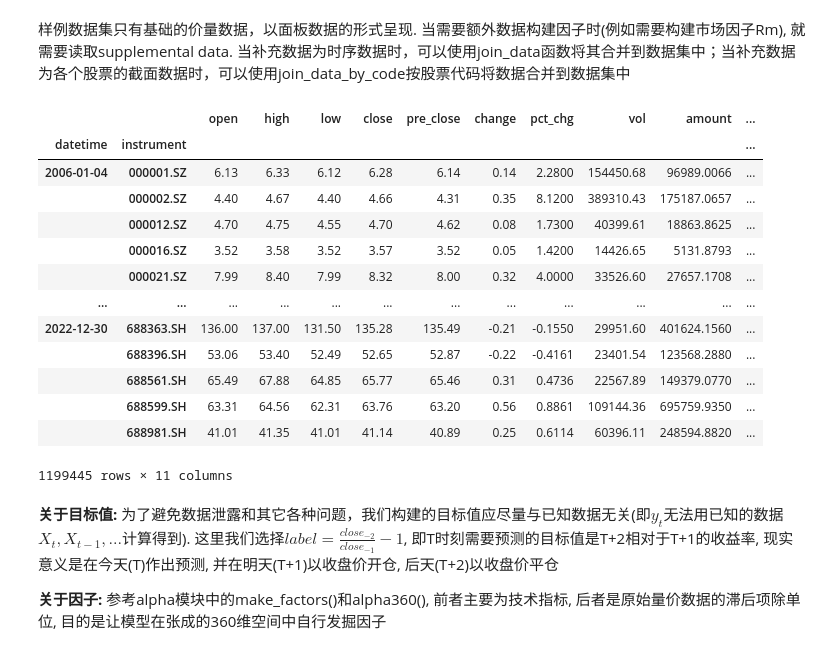
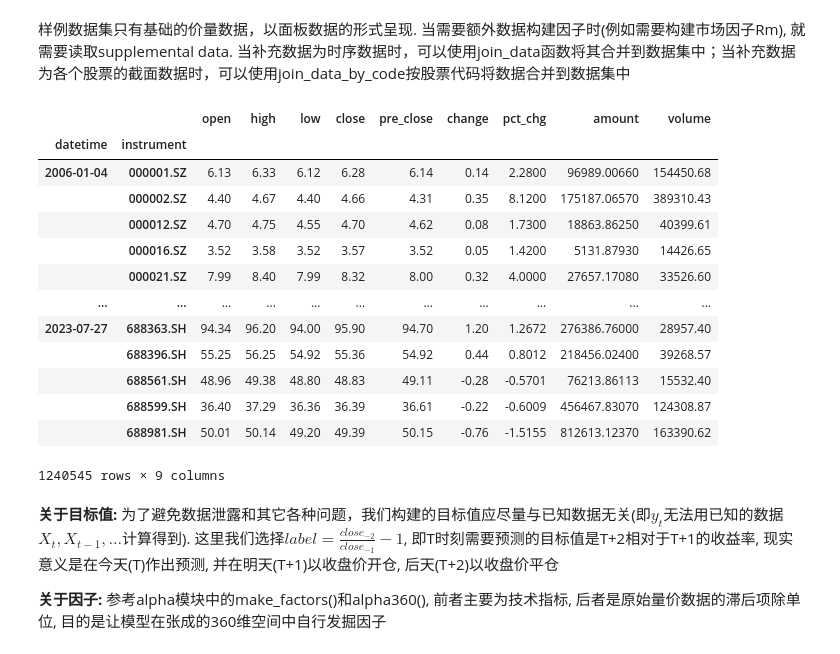
Before and after one commit to HaoningChen/scutquant, a Jupyter notebook: 实践案例/tutorial.ipynb, the cells around one changed output. Drawn from its saved outputs; the diff is of its cells as text; code cells hidden in the pictures.

```diff
--- a/实践案例/tutorial.ipynb
+++ b/实践案例/tutorial.ipynb
@@ -27,28 +27,25 @@ from scutquant import alpha, report, executor
 样例数据集只有基础的价量数据，以面板数据的形式呈现. 当需要额外数据构建因子时(例如需要构建市场因子Rm), 就需要读取supplemental data. 当补充数据为时序数据时，可以使用join_data函数将其合并到数据集中；当补充数据为各个股票的截面数据时，可以使用join_data_by_code按股票代码将数据合并到数据集中
 # %%
 # 读取数据
-df = pd.read_csv("D:/Desktop/data.csv")
+df = pd.read_csv("D:/Desktop/csidata.csv")
 df["datetime"] = pd.to_datetime(df["datetime"])
-df["mean_price"] = df["amount"] / df["vol"] * 10  # 每支股票在当天的交易均价
-df.set_index(["datetime", "ts_code"], inplace=True)
-df.index.names = ["datetime", "instrument"]
-df["volume"] = df["vol"]
+df.set_index(["datetime", "instrument"], inplace=True)
 df
 # %% [output]
-|  |  | open | high | low | close | pre_close | change | pct_chg | vol | amount | ... |
-| datetime | instrument |  |  |  |  |  |  |  |  |  | ... |
-| 2006-01-04 | 000001.SZ | 6.13 | 6.33 | 6.12 | 6.28 | 6.14 | 0.14 | 2.2800 | 154450.68 | 96989.0066 | ... |
-|  | 000002.SZ | 4.40 | 4.67 | 4.40 | 4.66 | 4.31 | 0.35 | 8.1200 | 389310.43 | 175187.0657 | ... |
-|  | 000012.SZ | 4.70 | 4.75 | 4.55 | 4.70 | 4.62 | 0.08 | 1.7300 | 40399.61 | 18863.8625 | ... |
-|  | 000016.SZ | 3.52 | 3.58 | 3.52 | 3.57 | 3.52 | 0.05 | 1.4200 | 14426.65 | 5131.8793 | ... |
-|  | 000021.SZ | 7.99 | 8.40 | 7.99 | 8.32 | 8.00 | 0.32 | 4.0000 | 33526.60 | 27657.1708 | ... |
-| ... | ... | ... | ... | ... | ... | ... | ... | ... | ... | ... | ... |
-| 2022-12-30 | 688363.SH | 136.00 | 137.00 | 131.50 | 135.28 | 135.49 | -0.21 | -0.1550 | 29951.60 | 401624.1560 | ... |
-|  | 688396.SH | 53.06 | 53.40 | 52.49 | 52.65 | 52.87 | -0.22 | -0.4161 | 23401.54 | 123568.2880 | ... |
-|  | 688561.SH | 65.49 | 67.88 | 64.85 | 65.77 | 65.46 | 0.31 | 0.4736 | 22567.89 | 149379.0770 | ... |
-|  | 688599.SH | 63.31 | 64.56 | 62.31 | 63.76 | 63.20 | 0.56 | 0.8861 | 109144.36 | 695759.9350 | ... |
-|  | 688981.SH | 41.01 | 41.35 | 41.01 | 41.14 | 40.89 | 0.25 | 0.6114 | 60396.11 | 248594.8820 | ... |
+|  |  | open | high | low | close | pre_close | change | pct_chg | amount | volume |
+| datetime | instrument |  |  |  |  |  |  |  |  |  |
+| 2006-01-04 | 000001.SZ | 6.13 | 6.33 | 6.12 | 6.28 | 6.14 | 0.14 | 2.2800 | 96989.00660 | 154450.68 |
+|  | 000002.SZ | 4.40 | 4.67 | 4.40 | 4.66 | 4.31 | 0.35 | 8.1200 | 175187.06570 | 389310.43 |
+|  | 000012.SZ | 4.70 | 4.75 | 4.55 | 4.70 | 4.62 | 0.08 | 1.7300 | 18863.86250 | 40399.61 |
+|  | 000016.SZ | 3.52 | 3.58 | 3.52 | 3.57 | 3.52 | 0.05 | 1.4200 | 5131.87930 | 14426.65 |
+|  | 000021.SZ | 7.99 | 8.40 | 7.99 | 8.32 | 8.00 | 0.32 | 4.0000 | 27657.17080 | 33526.60 |
+| ... | ... | ... | ... | ... | ... | ... | ... | ... | ... | ... |
+| 2023-07-27 | 688363.SH | 94.34 | 96.20 | 94.00 | 95.90 | 94.70 | 1.20 | 1.2672 | 276386.76000 | 28957.40 |
+|  | 688396.SH | 55.25 | 56.25 | 54.92 | 55.36 | 54.92 | 0.44 | 0.8012 | 218456.02400 | 39268.57 |
+|  | 688561.SH | 48.96 | 49.38 | 48.80 | 48.83 | 49.11 | -0.28 | -0.5701 | 76213.86113 | 15532.40 |
+|  | 688599.SH | 36.40 | 37.29 | 36.36 | 36.39 | 36.61 | -0.22 | -0.6009 | 456467.83070 | 124308.87 |
+|  | 688981.SH | 50.01 | 50.14 | 49.20 | 49.39 | 50.15 | -0.76 | -1.5155 | 812613.12370 | 163390.62 |
-1199445 rows × 11 columns
+1240545 rows × 9 columns
 # %% [markdown]
 **关于目标值:** 为了避免数据泄露和其它各种问题，我们构建的目标值应尽量与已知数据无关(即$y_t$无法用已知的数据${X_t, X_{t-1}, ...}$计算得到). 这里我们选择$label = \frac{close_{-2}}{close_{-1}} - 1$, 即T时刻需要预测的目标值是T+2相对于T+1的收益率, 现实意义是在今天(T)作出预测, 并在明天(T+1)以收盘价开仓, 后天(T+2)以收盘价平仓
 
```
Also changed, not shown: parts of 10 cells of this notebook.
